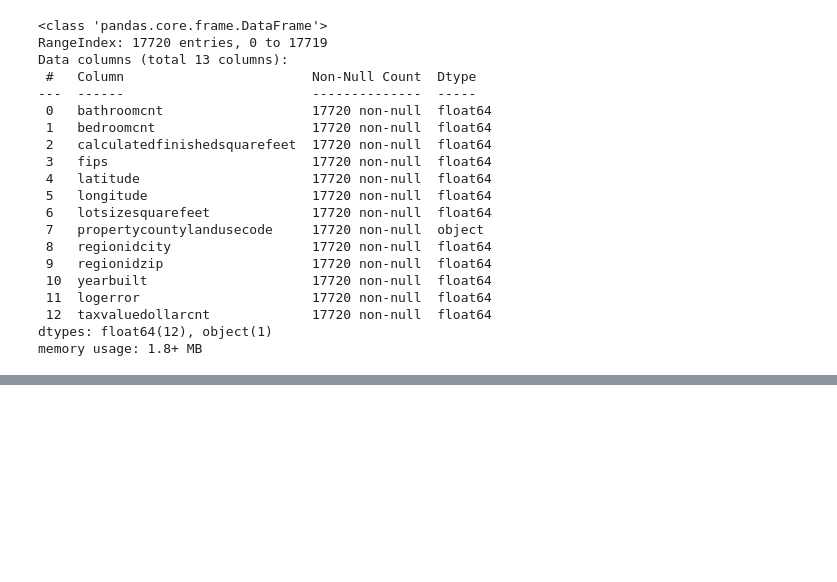
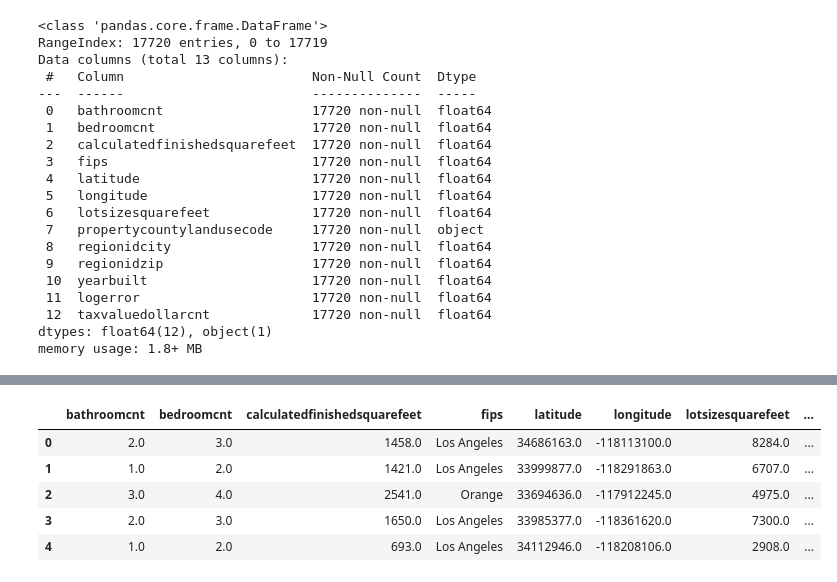
Before and after one commit to Estimating-Home-Value/Predicting-Tax-Assessed-Home-Values, a Jupyter notebook: scratchpad_shi.ipynb, the cells around one changed output, grey strips where cells are left out. Cells and saved outputs as stored; diff of their text form; code cells hidden in the pictures; blank space fills up the shorter version.

Commit message:
dummy encode column fips

```diff
--- a/scratchpad_shi.ipynb
+++ b/scratchpad_shi.ipynb
@@ -938,0 +948,12 @@ memory usage: 1.8+ MB
+# %%
+# Convert fips to county names
+
+zillow2.fips = zillow2.apply(acquire.add_county_column, axis=1)
+zillow2.head()
+# %% [output]
+|  | bathroomcnt | bedroomcnt | calculatedfinishedsquarefeet | fips | latitude | longitude | lotsizesquarefeet | ... |
+| 0 | 2.0 | 3.0 | 1458.0 | Los Angeles | 34686163.0 | -118113100.0 | 8284.0 | ... |
+| 1 | 1.0 | 2.0 | 1421.0 | Los Angeles | 33999877.0 | -118291863.0 | 6707.0 | ... |
+| 2 | 3.0 | 4.0 | 2541.0 | Orange | 33694636.0 | -117912245.0 | 4975.0 | ... |
+| 3 | 2.0 | 3.0 | 1650.0 | Los Angeles | 33985377.0 | -118361620.0 | 7300.0 | ... |
+| 4 | 1.0 | 2.0 | 693.0 | Los Angeles | 34112946.0 | -118208106.0 | 2908.0 | ... |
```
Also changed, not shown: parts of 4 cells of this notebook.
